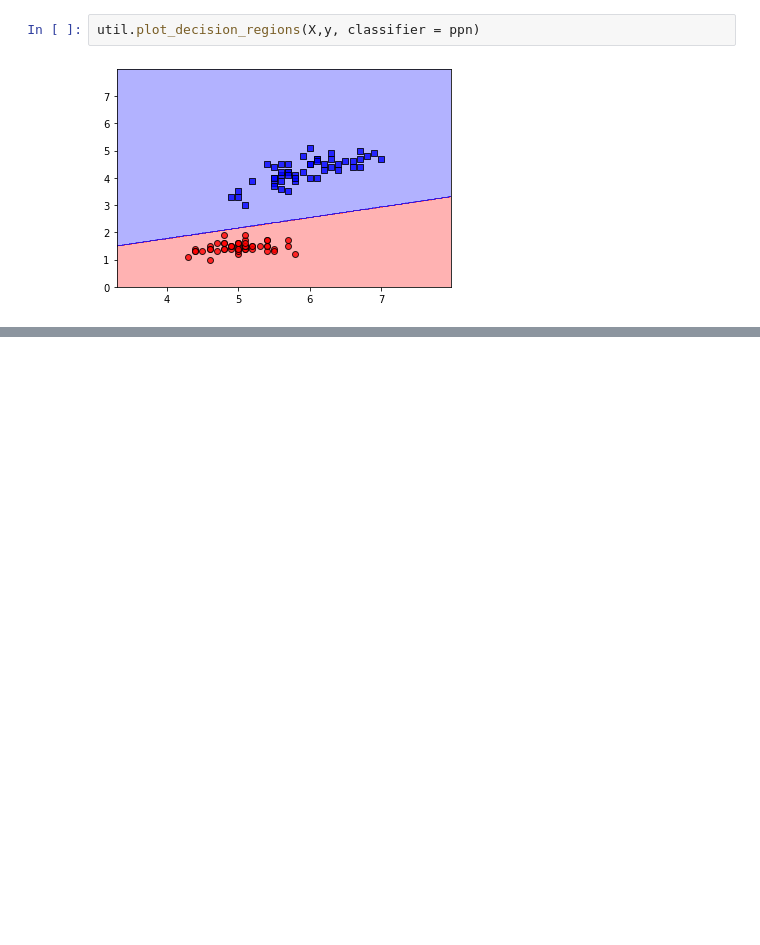
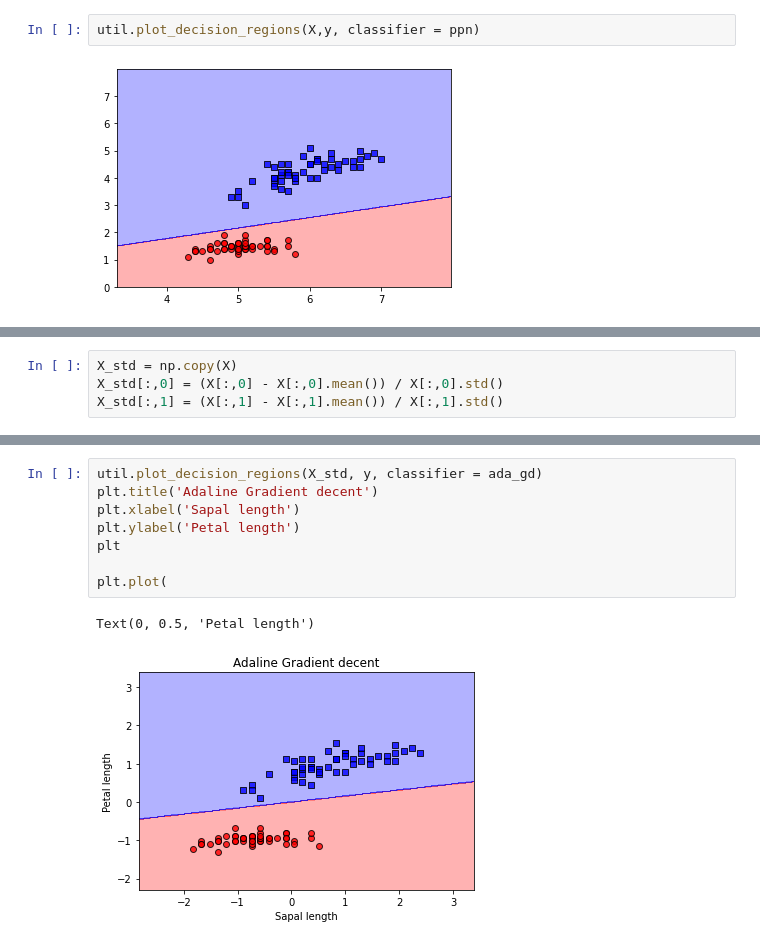
Before and after one commit to PattaWapee/Study_project, a Jupyter notebook: ML_algo_classification/01_Perceptron_in_Iris.ipynb, the cells around one changed output, grey strips where cells are left out. Saved outputs shown, nothing was run; the diff lists cells and outputs as text; blank space fills up the shorter version.

```diff
--- a/ML_algo_classification/01_Perceptron_in_Iris.ipynb
+++ b/ML_algo_classification/01_Perceptron_in_Iris.ipynb
@@ -97,0 +121,4 @@ util.plot_decision_regions(X,y, classifier = ppn)
+# %%
+X_std = np.copy(X)
+X_std[:,0] = (X[:,0] - X[:,0].mean()) / X[:,0].std()
+X_std[:,1] = (X[:,1] - X[:,1].mean()) / X[:,1].std()
@@ -97,0 +130,11 @@ util.plot_decision_regions(X,y, classifier = ppn)
+# %%
+util.plot_decision_regions(X_std, y, classifier = ada_gd)
+plt.title('Adaline Gradient decent')
+plt.xlabel('Sapal length')
+plt.ylabel('Petal length')
+plt
+
+plt.plot(
+# %% [output]
+Text(0, 0.5, 'Petal length')
+[figure, added]
```
Also changed, not shown: parts of 9 cells of this notebook.
